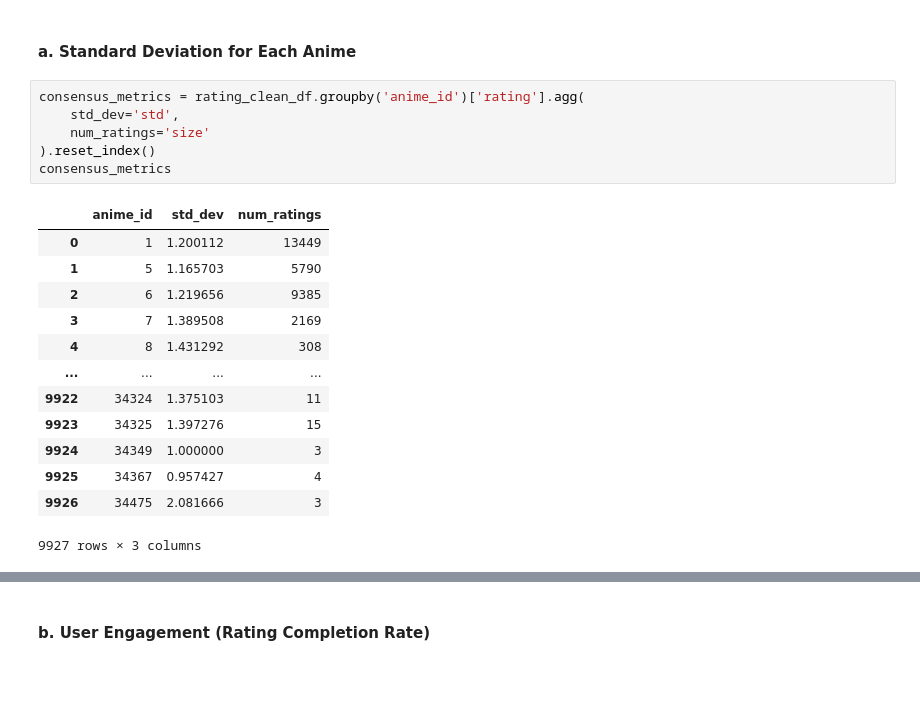
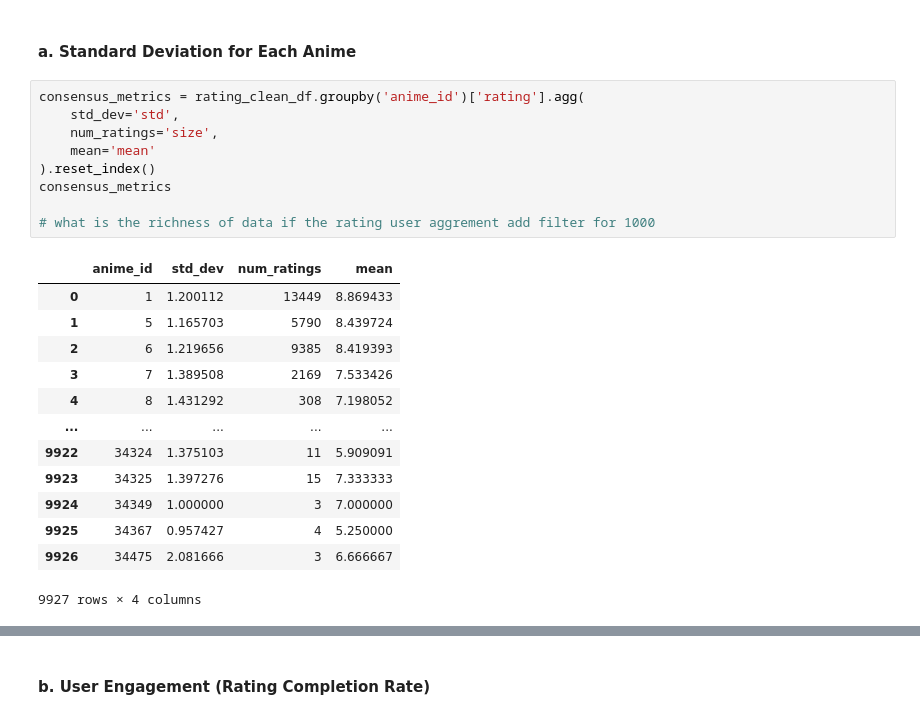
Before and after one commit to jansen03/msds2026_dmw1, a Jupyter notebook: Lab1.ipynb, the cells around one changed output, grey strips where cells are left out. Saved outputs shown, nothing was run; the diff lists cells and outputs as text; blank space fills up the shorter version.

```diff
--- a/Lab1.ipynb
+++ b/Lab1.ipynb
@@ -293,20 +293,23 @@ rating_clean_df
 # %%
 consensus_metrics = rating_clean_df.groupby('anime_id')['rating'].agg(
     std_dev='std',
-    num_ratings='size'
+    num_ratings='size',
+    mean='mean'
 ).reset_index()
 consensus_metrics
+
+# what is the richness of data if the rating user aggrement add filter for 1000
 # %% [output]
-|  | anime_id | std_dev | num_ratings |
-| 0 | 1 | 1.200112 | 13449 |
-| 1 | 5 | 1.165703 | 5790 |
-| 2 | 6 | 1.219656 | 9385 |
-| 3 | 7 | 1.389508 | 2169 |
-| 4 | 8 | 1.431292 | 308 |
-| ... | ... | ... | ... |
-| 9922 | 34324 | 1.375103 | 11 |
-| 9923 | 34325 | 1.397276 | 15 |
-| 9924 | 34349 | 1.000000 | 3 |
-| 9925 | 34367 | 0.957427 | 4 |
-| 9926 | 34475 | 2.081666 | 3 |
+|  | anime_id | std_dev | num_ratings | mean |
+| 0 | 1 | 1.200112 | 13449 | 8.869433 |
+| 1 | 5 | 1.165703 | 5790 | 8.439724 |
+| 2 | 6 | 1.219656 | 9385 | 8.419393 |
+| 3 | 7 | 1.389508 | 2169 | 7.533426 |
+| 4 | 8 | 1.431292 | 308 | 7.198052 |
+| ... | ... | ... | ... | ... |
+| 9922 | 34324 | 1.375103 | 11 | 5.909091 |
+| 9923 | 34325 | 1.397276 | 15 | 7.333333 |
+| 9924 | 34349 | 1.000000 | 3 | 7.000000 |
+| 9925 | 34367 | 0.957427 | 4 | 5.250000 |
+| 9926 | 34475 | 2.081666 | 3 | 6.666667 |
-9927 rows × 3 columns
+9927 rows × 4 columns
```
Also changed, not shown: parts of 17 cells of this notebook.
